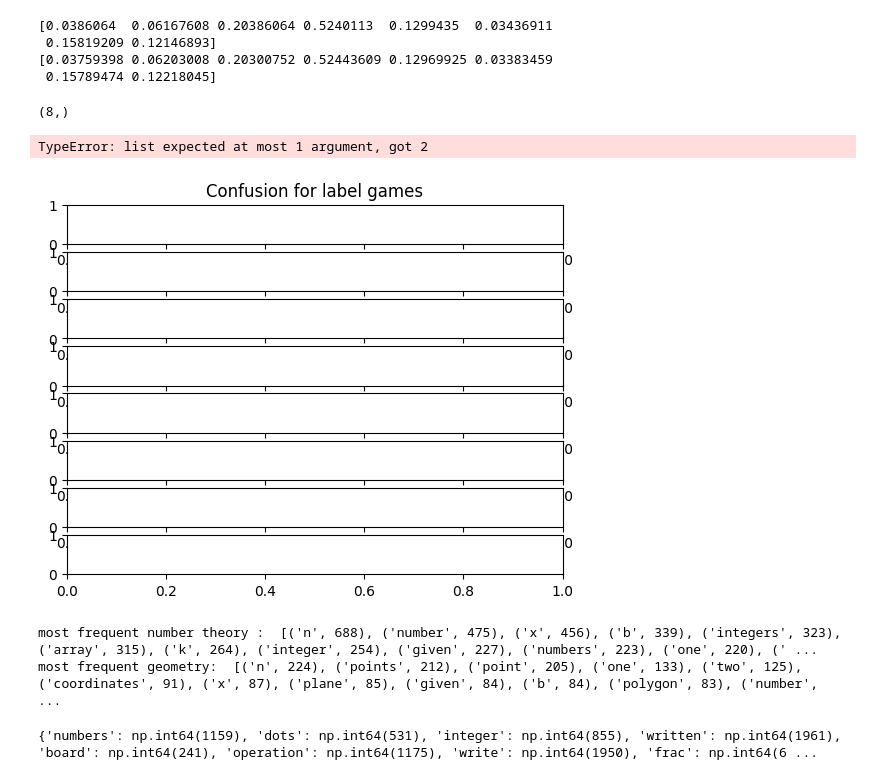
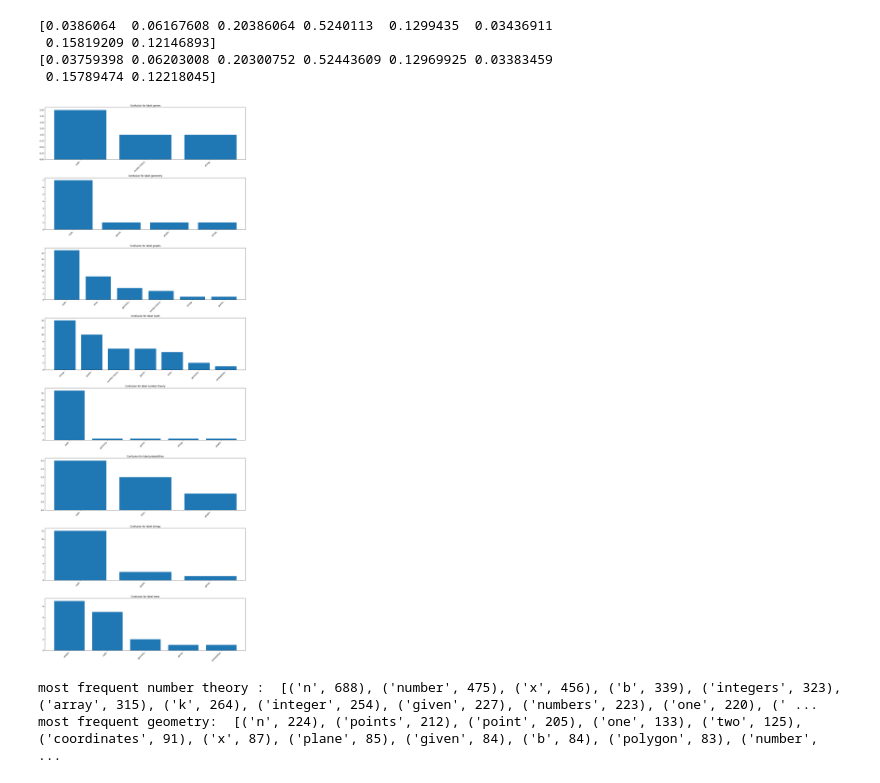
Before and after one commit to francois-leguernic/CodeClassificationCodeForce, a Jupyter notebook: Exploration/CodeClassificationNotebook.ipynb, the cells around one changed output. Saved outputs shown, nothing was run; the diff lists cells and outputs as text; code cells hidden in the pictures.

```diff
--- a/Exploration/CodeClassificationNotebook.ipynb
+++ b/Exploration/CodeClassificationNotebook.ipynb
@@ -104,25 +104,9 @@ print(y_test.sum(axis=0)/len(y_test))
 [0.03759398 0.06203008 0.20300752 0.52443609 0.12969925 0.03383459
  0.15789474 0.12218045]
 # %%
-def bar_plot_confusion_1(confusion_dico):
-    labels = list(confusion_dico.keys())
-    fig,ax = plt.subplots(len(labels),1)
-    print(ax.shape)
-    for i in range(len(labels)):
-        confusions = confusion_dico[labels[i]]
-        ax[i].set_title(f"Confusion for label {labels[i]}")
-        ax[i].bar(list(confusions.index),list(confusions.values))
-        ax[i].set_xticklabels(keys, rotation=45, ha='right')
-
-    plt.tight_layout()
-    plt.show()
-
-
-bar_plot_confusion_1(analyze_tag_confusions(y_test,y_pred,mlb.classes_))
+bar_plot_confusion(analyze_tag_confusions(y_test,y_pred,mlb.classes_))
 # %% [output]
-(8,)
-TypeError: list expected at most 1 argument, got 2
-[figure, old version]
+[figure, new version]
 # %%
 nt = get_rows_containing_label("number theory",dataframe)
 math = get_rows_containing_label("geometry",dataframe)
@@ -133,7 +117,3 @@ print(f"most frequent geometry: ", get_most_frequent_words(math))
 # %% [output]
 most frequent number theory :  [('n', 688), ('number', 475), ('x', 456), ('b', 339), ('integers', 323), ('array', 315), ('k', 264), ('integer', 254), ('given', 227), ('numbers', 223), ('one', 220), (' ...
 most frequent geometry:  [('n', 224), ('points', 212), ('point', 205), ('one', 133), ('two', 125), ('coordinates', 91), ('x', 87), ('plane', 85), ('given', 84), ('b', 84), ('polygon', 83), ('number',  ...
-# %%
-df_exploded["has"]
-# %% [output]
-{'numbers': np.int64(1159), 'dots': np.int64(531), 'integer': np.int64(855), 'written': np.int64(1961), 'board': np.int64(241), 'operation': np.int64(1175), 'write': np.int64(1950), 'frac': np.int64(6 ...
```
Also changed, not shown: parts of 1 cell of this notebook, 1 other file.
